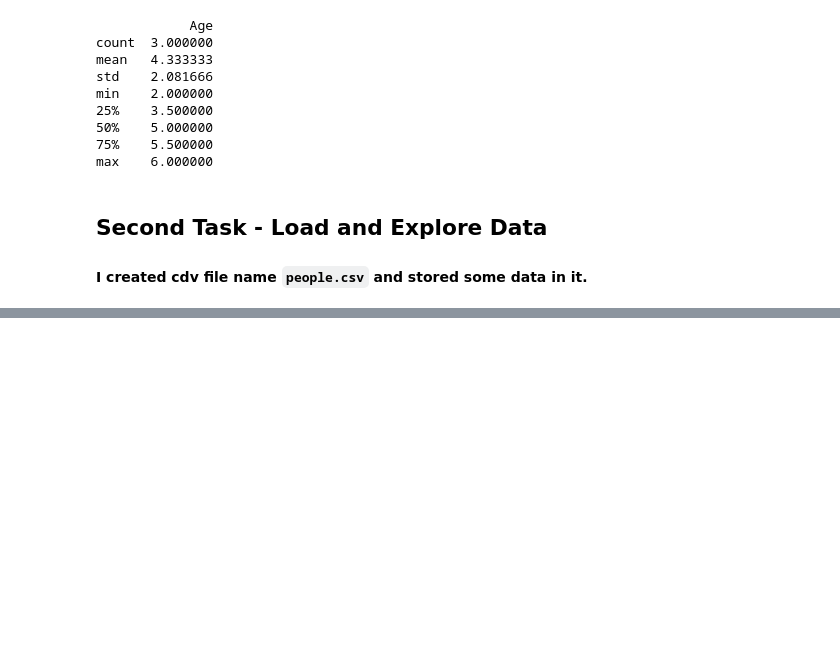
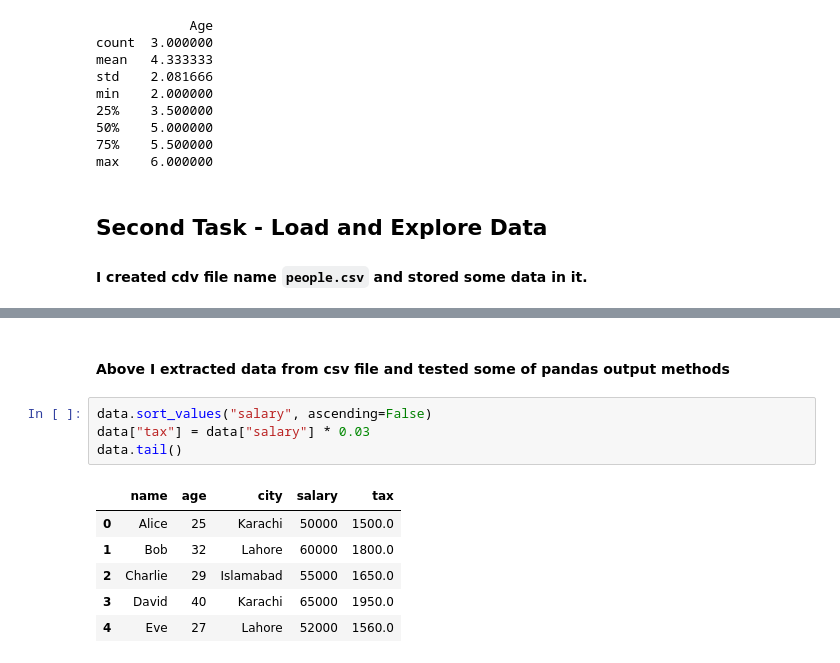
Before and after one commit to shahzain-lab/datasceince-practise, a Jupyter notebook: hello.ipynb, the cells around one changed output, grey strips where cells are left out. Drawn from its saved outputs; the diff is of its cells as text; blank space fills up the shorter version.

```diff
--- a/hello.ipynb
+++ b/hello.ipynb
@@ -44,0 +51,13 @@ memory usage: 292.0+ bytes
+# %% [markdown]
+#### Above I extracted data from csv file and tested some of pandas output methods
+# %%
+data.sort_values("salary", ascending=False)
+data["tax"] = data["salary"] * 0.03
+data.tail()
+# %% [output]
+|  | name | age | city | salary | tax |
+| 0 | Alice | 25 | Karachi | 50000 | 1500.0 |
+| 1 | Bob | 32 | Lahore | 60000 | 1800.0 |
+| 2 | Charlie | 29 | Islamabad | 55000 | 1650.0 |
+| 3 | David | 40 | Karachi | 65000 | 1950.0 |
+| 4 | Eve | 27 | Lahore | 52000 | 1560.0 |
```
Also changed, not shown: parts of 10 cells of this notebook.
